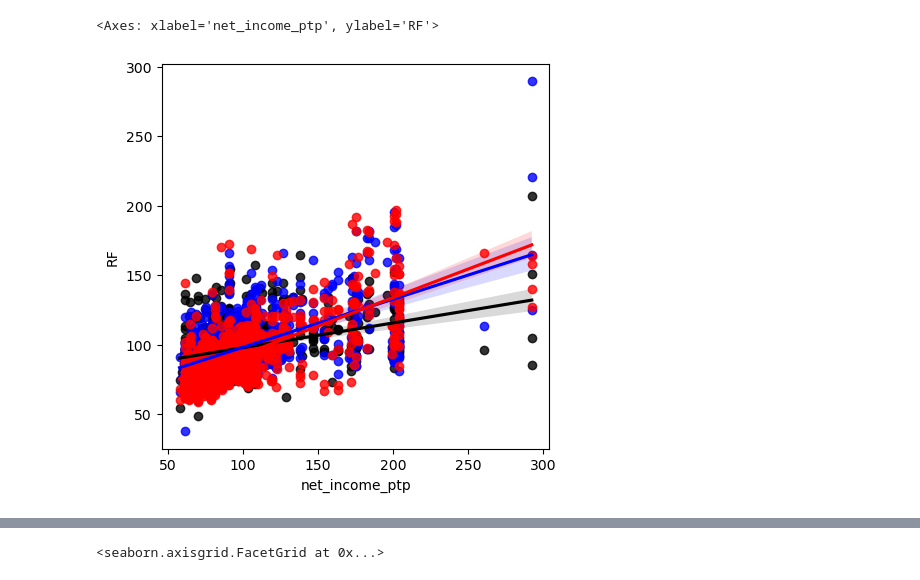
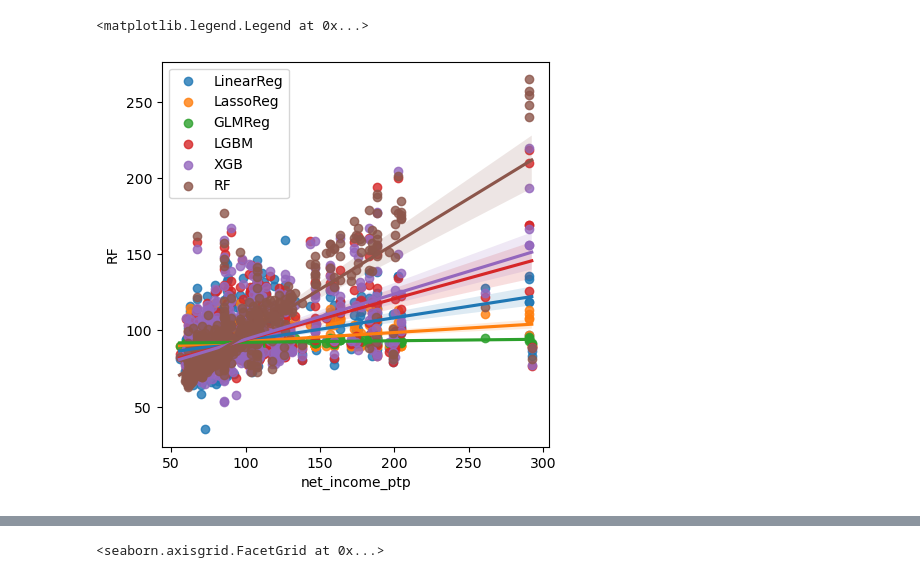
Before and after one commit to AdamSwietek/LUP_VisualCapital, a Jupyter notebook: notebooks/estimating/compare_models.ipynb, the cells around one changed output, grey strips where cells are left out. Drawn from its saved outputs; the diff is of its cells as text; code cells hidden in the pictures.

```diff
--- a/notebooks/estimating/compare_models.ipynb
+++ b/notebooks/estimating/compare_models.ipynb
@@ -12,7 +12,7 @@ maxvsh_cols    = dataset.columns[dataset.columns.str.contains('maxvsh')].tolist(
 vaccess_cols   = dataset.columns[dataset.columns.str.contains('vwa')].tolist()
 # mean_cols      = dataset.columns[dataset.columns.str.contains('mn')].tolist()
 dist_cols      = dataset.columns[dataset.columns.str.contains('sum_')].tolist()
-vconfig_cols   = np.setdiff1d(dataset.columns[np.where(dataset.columns == 'snt_0')[0][0]:np.where(dataset.columns == 'cmpx_gini')[0][0]+1].tolist(),dist_cols).tolist()
+vconfig_cols   = np.setdiff1d(dataset.columns[np.where(dataset.columns == 'snt_0')[0][0]:np.where(dataset.columns == 'cmpx_gini')[0][0]+1].tolist(),dist_cols).tolist()[:-1]
 id_cols        = ['ID_Geb','Stockwerk','FassPktX','FassPktY','FassPktZ']
 
 dataset['unit_pano'] = dataset['unit_pano'].fillna(0)
@@ -178,0 +241,12 @@ Starting Periurbane ländliche Gemeinden,XGB
+# %%
+model_results = {}
+X_test['net_income_ptp'] = y_test
+X_test['GMDNAME'] = X.loc[X_test.index,'GMDNAME']
+runname = 'tr292ts73'
+
+Xscaled = X.copy()
+Xscaled[model_feats] = scaler.transform(X[model_feats])
+for name in mods.keys():
+    joblib.dump(mods[name], f"../../geodata/results/t10agglo_models/{runname}_{name}.joblib")
+    model_results[name] = vutils.evaluate_model(mods[name], X_test, model_feats, 'net_income_ptp')
+    Xscaled[name] = mods[name].predict(Xscaled[model_feats])
@@ -198,7 +285,9 @@ Wall time: 5.81 s
 # %%
-model_results = {}
-model_results['XGB']    = vutils.evaluate_model(xgb_model, Xscaled, model_feats, 'net_income_ptp')
-model_results['LinReg'] = vutils.evaluate_model(lr_model, Xscaled, model_feats, 'net_income_ptp')
-model_results['RF']     = vutils.evaluate_model(rf_model, Xscaled, model_feats, 'net_income_ptp')
+# model_results = {}
+# model_results['XGB']    = vutils.evaluate_model(xgb_model, Xscaled, model_feats, 'net_income_ptp')
+# model_results['LinReg'] = vutils.evaluate_model(lr_model, Xscaled, model_feats, 'net_income_ptp')
+# model_results['RF']     = vutils.evaluate_model(rf_model, Xscaled, model_feats, 'net_income_ptp')
+# model_results['LassoReg']     = vutils.evaluate_model(lasso_model, Xscaled, model_feats, 'net_income_ptp')
+# model_results['NN']     = vutils.evaluate_model(nn_model, Xscaled, model_feats, 'net_income_ptp')
 # %% [output]
 [Parallel(n_jobs=20)]: Using backend ThreadingBackend with 20 concurrent workers.
@@ -218,10 +350,12 @@ import seaborn as sns
 # %%
 f, ax = plt.subplots(figsize = (5,5))
 
 Xsamp = Xscaled.sample(1000)
-sns.regplot(data = Xsamp, x = 'net_income_ptp', y = 'LinReg', ax = ax, color = 'black')
-sns.regplot(data = Xsamp, x = 'net_income_ptp', y = 'XGB', ax = ax, color = 'blue')
-sns.regplot(data = Xsamp, x = 'net_income_ptp', y = 'RF', ax = ax, color = 'red')
+for mod in model_results.keys():
+    sns.regplot(data = Xsamp, x = 'net_income_ptp', y = mod, ax = ax, label = mod)
+# sns.regplot(data = Xsamp, x = 'net_income_ptp', y = 'XGB', ax = ax, color = 'blue')
+# sns.regplot(data = Xsamp, x = 'net_income_ptp', y = 'RF', ax = ax, color = 'red')
+plt.legend()
 # %% [output]
-<Axes: xlabel='net_income_ptp', ylabel='RF'>
+<matplotlib.legend.Legend at 0x...>
-[figure, old version]
+[figure, new version]
```
Also changed, not shown: parts of 36 cells of this notebook, 1 other file.
